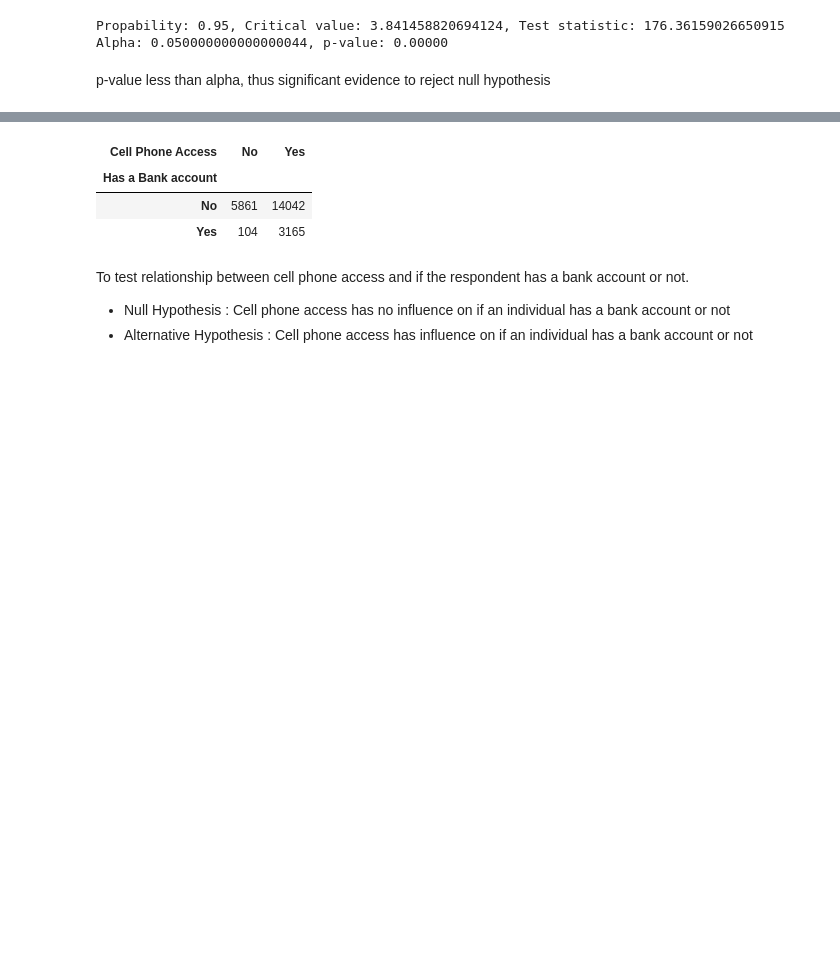
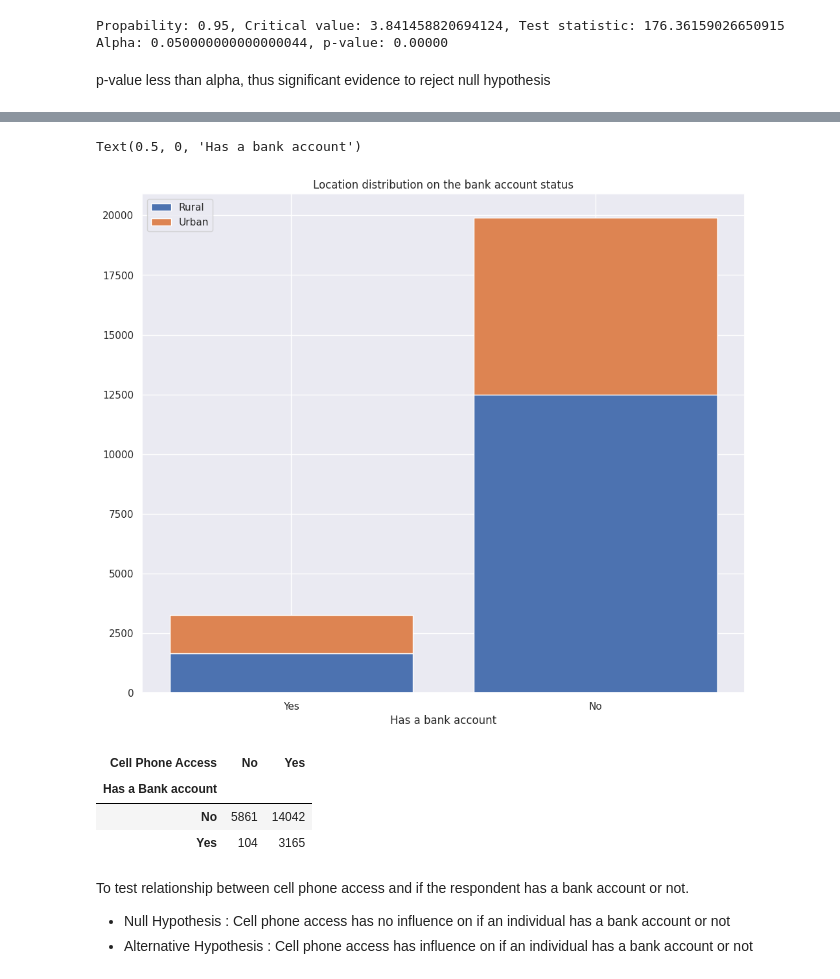
Before and after one commit to EllieMwangi/Bank-Access-Analysis, a Jupyter notebook: Finscope_Survey_Classification.ipynb, the cells around one changed output, grey strips where cells are left out. Cells and saved outputs as stored; diff of their text form; code cells hidden in the pictures; blank space fills up the shorter version.

Commit message:
plot bank access distribution by location

```diff
--- a/Finscope_Survey_Classification.ipynb
+++ b/Finscope_Survey_Classification.ipynb
@@ -439,3 +452,17 @@ p-value less than alpha, thus significant evidence to reject null hypothesis
+# %%
+bank_status = ['Yes', 'No']
+rural_number = [1652, 12494]
+urban_number = [1617, 7409]
+x = [status for status in bank_status]
+plt.figure(figsize=(12,10))
+plt.bar(x, rural_number, label='Rural')
+plt.bar(x, urban_number, label='Urban', bottom=rural_number)
+plt.title('Location distribution on the bank account status')
+plt.legend()
+plt.xlabel('Has a bank account')
+# %% [output]
+Text(0.5, 0, 'Has a bank account')
+[figure, added]
 # %%
 # Investigate relationship between cell phone access and if the respondent has a bank account or not
 table_cell = pd.crosstab(finance_df['Has a Bank account'], finance_df['Cell Phone Access'])
```
Also changed, not shown: parts of 18 cells of this notebook.
